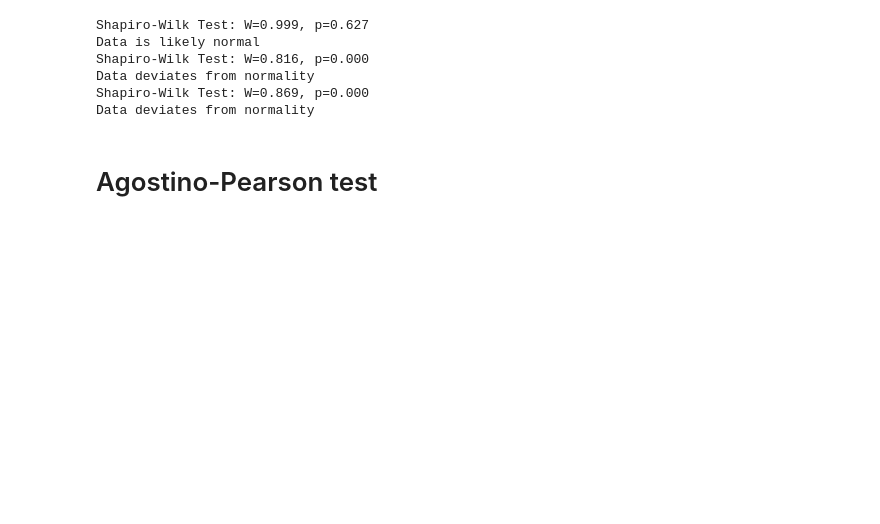
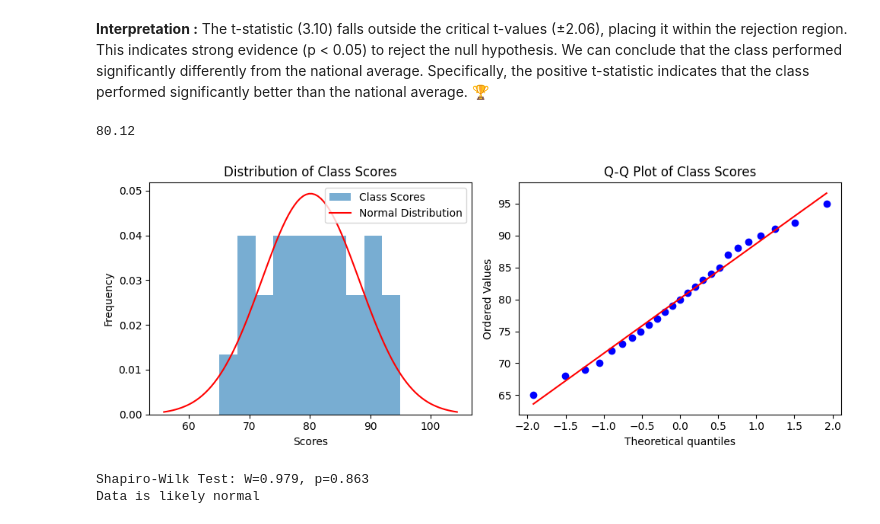
Before and after one commit to zakariajaadi/data-science-portofolio, a Jupyter notebook: Student's t-test Hypothesis Testing with Scipy.ipynb, the cells around one changed output. Cells and saved outputs as stored; diff of their text form; code cells hidden in the pictures; blank space fills up the shorter version.

Commit message:
Revert "Hypothesis testing added"
This reverts commit dd6207645964b88e862b98764a742dcb4083179f.

```diff
--- a/Student's t-test Hypothesis Testing with Scipy.ipynb
+++ b/Student's t-test Hypothesis Testing with Scipy.ipynb
@@ -213,28 +107,47 @@ We’ll use an alpha level of 0.05 to interpret the results: a p-value below 0.0
+# %% [markdown]
+**Interpretation :** The t-statistic (3.10) falls outside the critical t-values (±2.06), placing it within the rejection region. This indicates strong evidence (p < 0.05) to reject the null hypothesis.  We can conclude that the class performed significantly differently from the national average.  Specifically, the positive t-statistic indicates that the class performed significantly better than the national average. 🏆
+# %%
+np.mean(class_scores)
+# %% [output]
+80.12
+# %%
+import matplotlib.pyplot as plt
+import scipy.stats as stats
+import numpy as np
+
+
+# Create a figure and a set of subplots (1 row, 2 columns)
+fig, axes = plt.subplots(1, 2, figsize=(10, 4))  # Adjust figsize as needed
+
+# --- Plot 1: Histogram ---
+axes[0].hist(class_scores, bins=10, density=True, alpha=0.6, label='Class Scores')
+axes[0].set_title('Distribution of Class Scores')
+axes[0].set_xlabel('Scores')
+axes[0].set_ylabel('Frequency')
+
+mu, sigma = np.mean(class_scores), np.std(class_scores)
+x = np.linspace(mu - 3*sigma, mu + 3*sigma, 100)
+axes[0].plot(x, stats.norm.pdf(x, mu, sigma), 'r', label='Normal Distribution')
+axes[0].legend()
+
+# --- Plot 2: Q-Q Plot ---
+stats.probplot(class_scores, dist="norm", plot=axes[1])  # Use axes[1] for the Q-Q plot
+axes[1].set_title('Q-Q Plot of Class Scores')
+
+
+
+# Adjust spacing between subplots (optional)
+plt.tight_layout()
+
+plt.show()
+# %% [output]
+[figure, added]
 # %%
 from scipy.stats import shapiro
-stat, p = shapiro(normal_data)
+stat, p = shapiro(class_scores)
 print(f"Shapiro-Wilk Test: W={stat:.3f}, p={p:.3f}")
 if(p>0.05): print("Data is likely normal")
 else:print("Data deviates from normality")
-
-stat, p = shapiro(skewed_data)
-print(f"Shapiro-Wilk Test: W={stat:.3f}, p={p:.3f}")
-if(p>0.05):
-  print("Data is likely normal")
-else:
-  print("Data deviates from normality")
-
-from scipy.stats import shapiro
-stat, p = shapiro(bimodal_data)
-print(f"Shapiro-Wilk Test: W={stat:.3f}, p={p:.3f}")
-if(p>0.05): print("Data is likely normal")
-else:print("Data deviates from normality")
 # %% [output]
-Shapiro-Wilk Test: W=0.999, p=0.627
+Shapiro-Wilk Test: W=0.979, p=0.863
 Data is likely normal
-Shapiro-Wilk Test: W=0.816, p=0.000
-Data deviates from normality
-Shapiro-Wilk Test: W=0.869, p=0.000
-Data deviates from normality
-# %% [markdown]
-# Agostino-Pearson test
```
Also changed, not shown: parts of 27 cells of this notebook.
